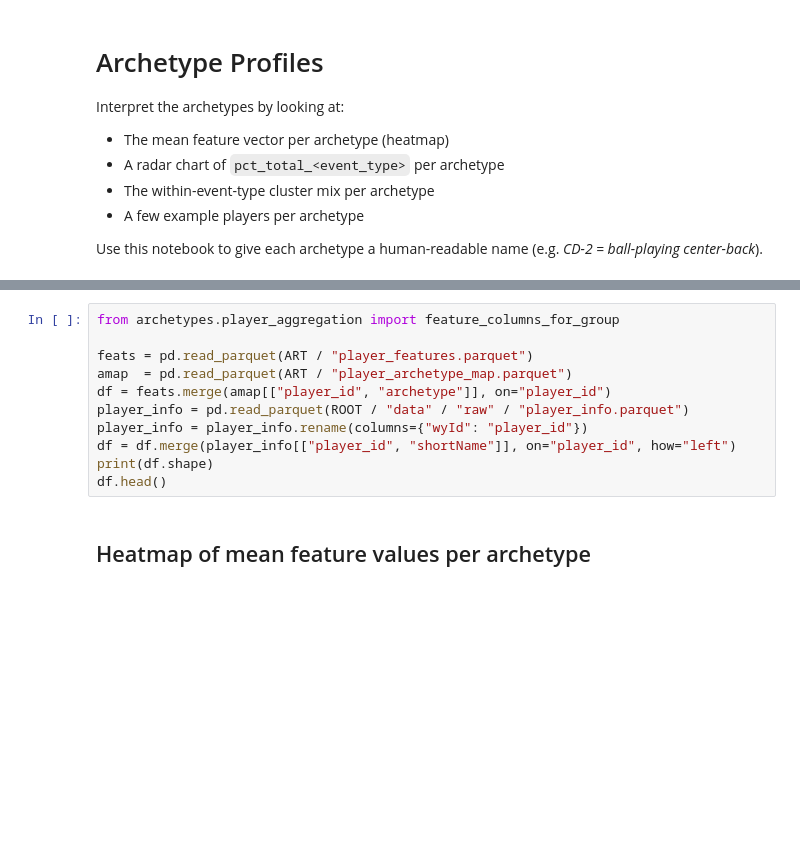
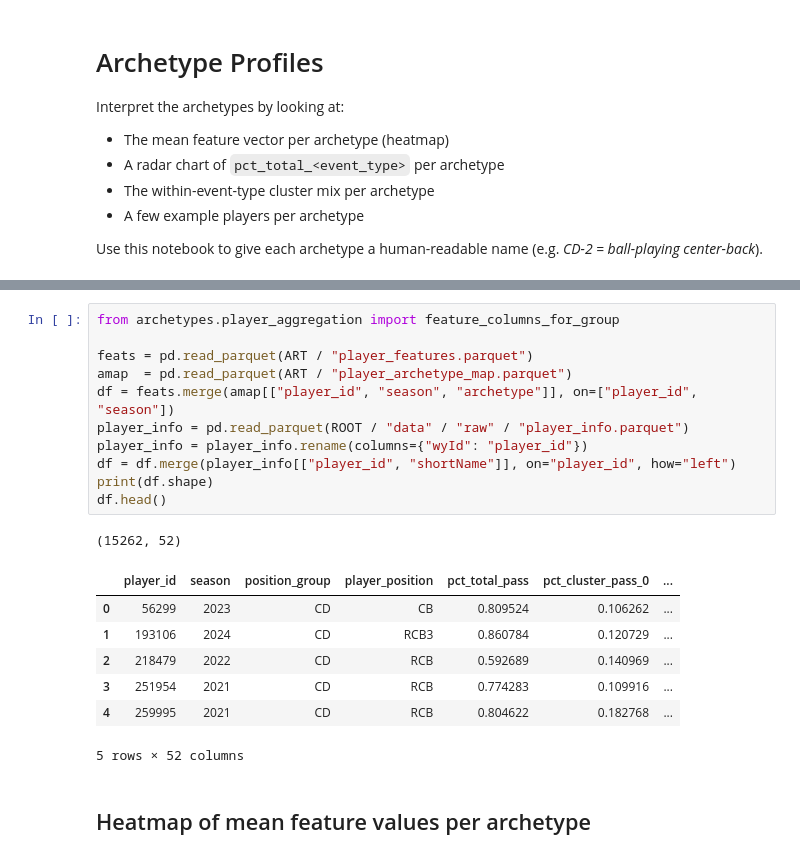
Before and after one commit to zcochran27/team-success-prediction-via-formation-and-personnel, a Jupyter notebook: archetypes/notebooks/archetype_profiles.ipynb, the cells around one changed output, grey strips where cells are left out. Drawn from its saved outputs; the diff is of its cells as text; blank space fills up the shorter version.

```diff
--- a/archetypes/notebooks/archetype_profiles.ipynb
+++ b/archetypes/notebooks/archetype_profiles.ipynb
@@ -44,14 +47,23 @@ print("ART :", ART)
 # %%
 from archetypes.player_aggregation import feature_columns_for_group
 
 feats = pd.read_parquet(ART / "player_features.parquet")
 amap  = pd.read_parquet(ART / "player_archetype_map.parquet")
-df = feats.merge(amap[["player_id", "archetype"]], on="player_id")
+df = feats.merge(amap[["player_id", "season", "archetype"]], on=["player_id", "season"])
 player_info = pd.read_parquet(ROOT / "data" / "raw" / "player_info.parquet")
 player_info = player_info.rename(columns={"wyId": "player_id"})
 df = df.merge(player_info[["player_id", "shortName"]], on="player_id", how="left")
 print(df.shape)
 df.head()
+# %% [output]
+(15262, 52)
+|  | player_id | season | position_group | player_position | pct_total_pass | pct_cluster_pass_0 | ... |
+| 0 | 56299 | 2023 | CD | CB | 0.809524 | 0.106262 | ... |
+| 1 | 193106 | 2024 | CD | RCB3 | 0.860784 | 0.120729 | ... |
+| 2 | 218479 | 2022 | CD | RCB | 0.592689 | 0.140969 | ... |
+| 3 | 251954 | 2021 | CD | RCB | 0.774283 | 0.109916 | ... |
+| 4 | 259995 | 2021 | CD | RCB | 0.804622 | 0.182768 | ... |
+5 rows × 52 columns
 # %% [markdown]
 ## Heatmap of mean feature values per archetype
 # %%
```
Also changed, not shown: parts of 5 cells of this notebook, 12 other files.
